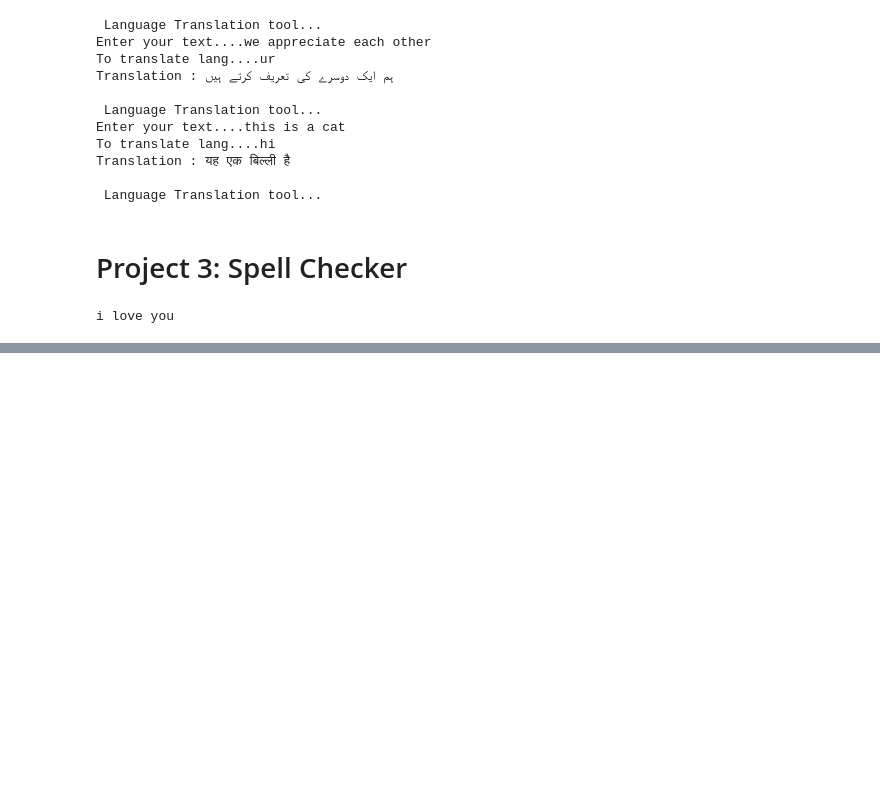
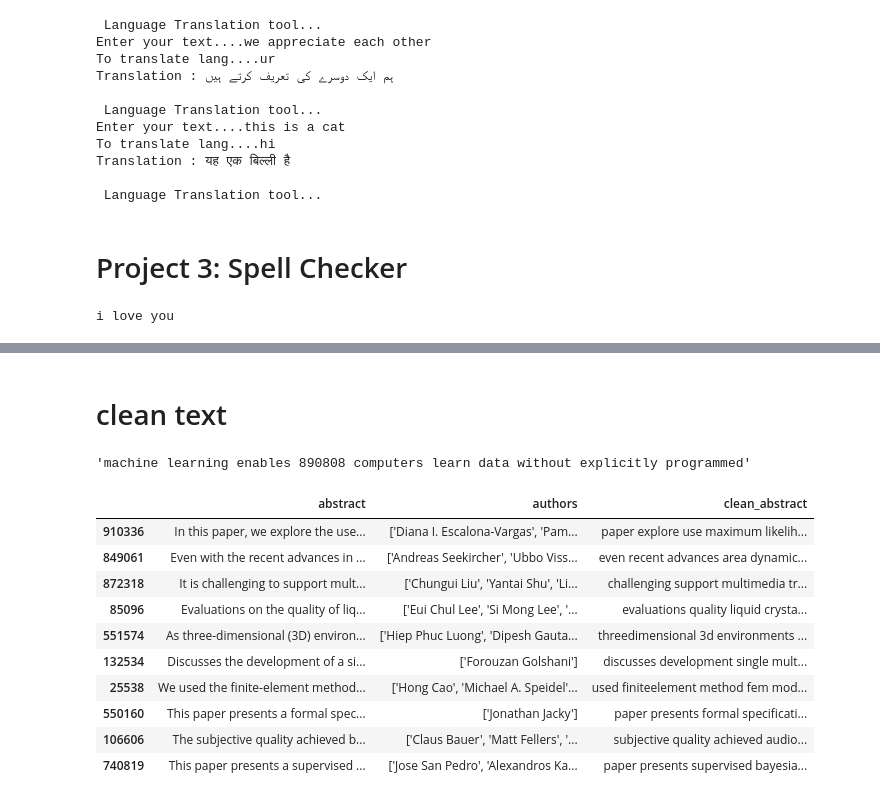
Before and after one commit to 611noorsaeed/NLP-Engineering-BootCamp, a Jupyter notebook: TextBlob Basic and 15 Projects using python.ipynb, the cells around one changed output, grey strips where cells are left out. Cells and saved outputs as stored; diff of their text form; code cells hidden in the pictures; blank space fills up the shorter version.

```diff
--- a/TextBlob Basic and 15 Projects using python.ipynb
+++ b/TextBlob Basic and 15 Projects using python.ipynb
@@ -498,0 +523,36 @@ st.info("This app uses TextBlob for spell checking and correction.")
+# %% [markdown]
+# clean text
+# %%
+import nltk
+from nltk.corpus import stopwords
+from nltk.tokenize import word_tokenize
+import re
+import string
+
+
+stmer = PorterStemmer()
+ltzr = WordNetLemmatizer()
+stopwords = set(stopwords.words('english'))
+
+def clean(text):
+    # lower casing
+    text = text.lower()
+
+    # Remove everything except letters and digits, and make lowercase for a continuous string
+    text = re.sub(r'[^a-zA-Z0-9\s]', '', text)
+
+    # tokenization
+    text = word_tokenize(text)
+
+    # remove stopwords
+    text = [word for word in text if word not in stopwords]
+
+    return " ".join(text)
+# %%
+# Sample text
+text = "Machine! learning enables 890808 @#$#@$#@ computers to? learn from data without being explicitly programmed."
+
+text = clean(text)
+text
+# %% [output]
+'machine learning enables 890808 computers learn data without explicitly programmed'
@@ -498,0 +562,14 @@ st.info("This app uses TextBlob for spell checking and correction.")
+# %%
+df
+# %% [output]
+|  | abstract | authors | clean_abstract |
+| 910336 | In this paper, we explore the use... | ['Diana I. Escalona-Vargas', 'Pam... | paper explore use maximum likelih... |
+| 849061 | Even with the recent advances in ... | ['Andreas Seekircher', 'Ubbo Viss... | even recent advances area dynamic... |
+| 872318 | It is challenging to support mult... | ['Chungui Liu', 'Yantai Shu', 'Li... | challenging support multimedia tr... |
+| 85096 | Evaluations on the quality of liq... | ['Eui Chul Lee', 'Si Mong Lee', '... | evaluations quality liquid crysta... |
+| 551574 | As three-dimensional (3D) environ... | ['Hiep Phuc Luong', 'Dipesh Gauta... | threedimensional 3d environments ... |
+| 132534 | Discusses the development of a si... | ['Forouzan Golshani'] | discusses development single mult... |
+| 25538 | We used the finite-element method... | ['Hong Cao', 'Michael A. Speidel'... | used finiteelement method fem mod... |
+| 550160 | This paper presents a formal spec... | ['Jonathan Jacky'] | paper presents formal specificati... |
+| 106606 | The subjective quality achieved b... | ['Claus Bauer', 'Matt Fellers', '... | subjective quality achieved audio... |
+| 740819 | This paper presents a supervised ... | ['Jose San Pedro', 'Alexandros Ka... | paper presents supervised bayesia... |
```
Also changed, not shown: parts of 10 cells of this notebook.
